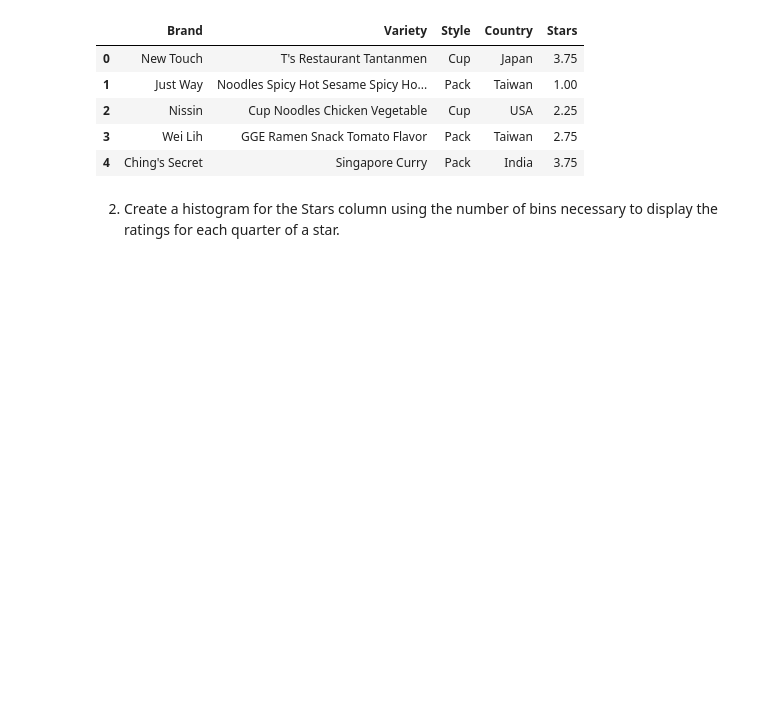
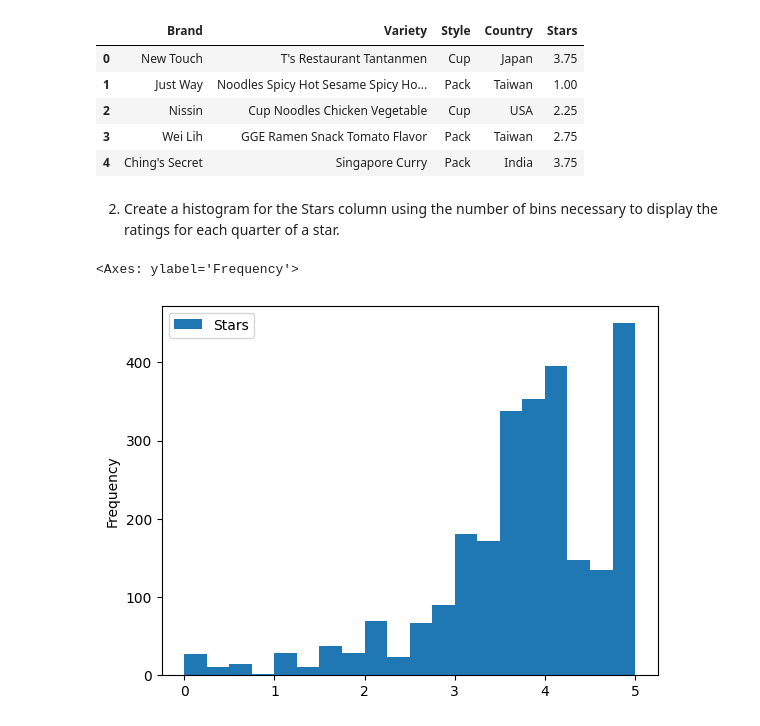
Before and after one commit to zachrousseau/SEC.407.AdvancedPython, a Jupyter notebook: Rousseau.Assignment.06/Rousseau.Assignment.06.Program.04.ipynb, the cells around one changed output. Cells and saved outputs as stored; diff of their text form; code cells hidden in the pictures; blank space fills up the shorter version.

```diff
--- a/Rousseau.Assignment.06/Rousseau.Assignment.06.Program.04.ipynb
+++ b/Rousseau.Assignment.06/Rousseau.Assignment.06.Program.04.ipynb
@@ -15,3 +16,8 @@ ramen_data.head(5)
 # %% [markdown]
 2. Create a histogram for the Stars column using the number of bins necessary to display the ratings for
 each quarter of a star.
+# %%
+ramen_data.plot.hist(y='Stars', bins=20)
+# %% [output]
+<Axes: ylabel='Frequency'>
+[figure, added]
```
Also changed, not shown: parts of 9 cells of this notebook, 1 other file.
